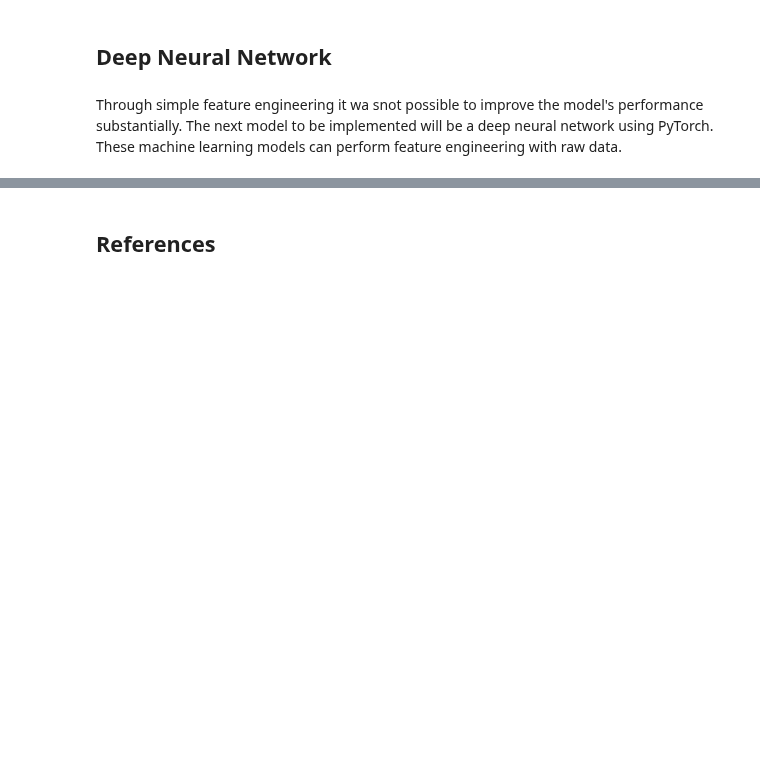
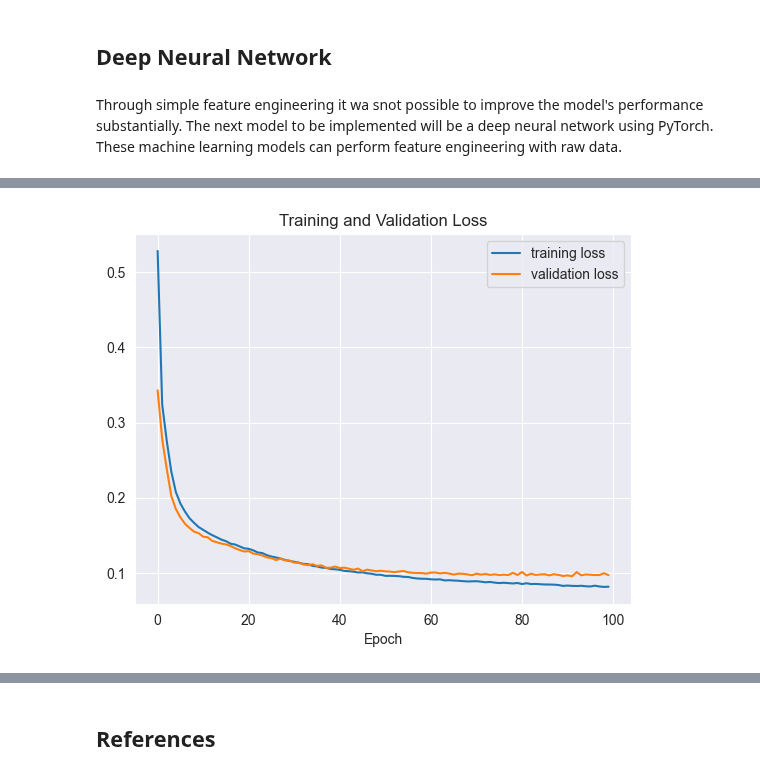
Before and after one commit to alexandra-pritoula/airline_passenger_satisfaction, a Jupyter notebook: Notebooks/model_training_and_evaluation.ipynb, the cells around one changed output, grey strips where cells are left out. Cells and saved outputs as stored; diff of their text form; code cells hidden in the pictures; blank space fills up the shorter version.

```diff
--- a/Notebooks/model_training_and_evaluation.ipynb
+++ b/Notebooks/model_training_and_evaluation.ipynb
@@ -734,0 +987,4 @@ non_applicable_imputed
+# %%
+plot_loss()
+# %% [output]
+[figure, added]
```
Also changed, not shown: parts of 31 cells of this notebook.
